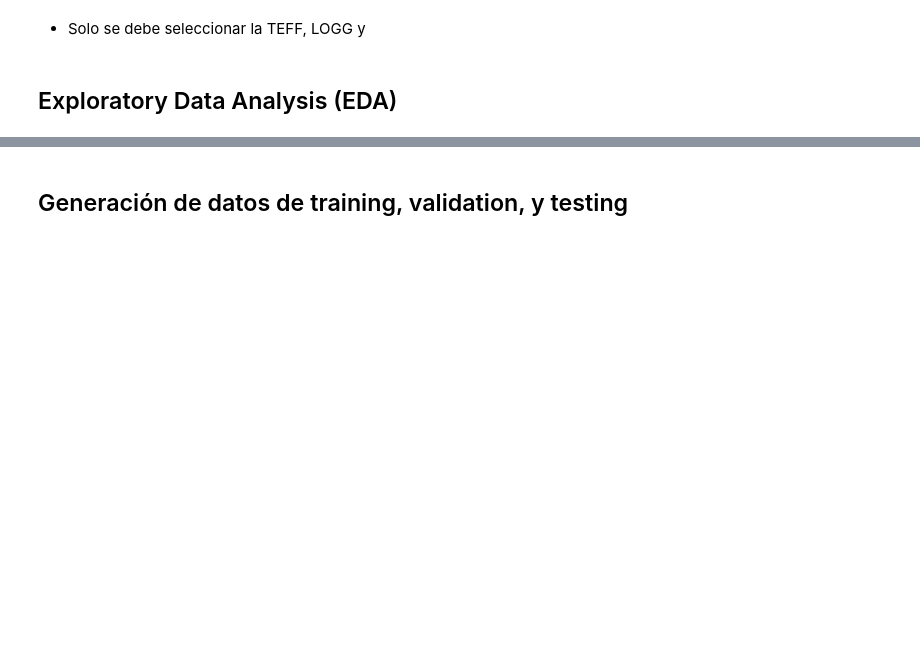
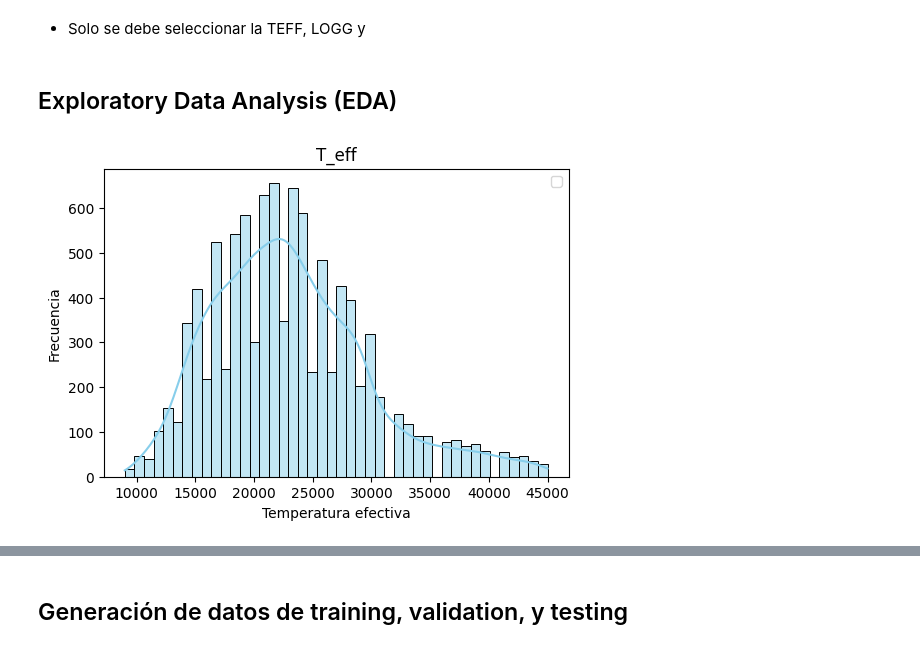
Before and after one commit to rpezoa/mlvalpo, a Jupyter notebook: proyecto_parametros_estelares.ipynb, the cells around one changed output, grey strips where cells are left out. Saved outputs shown, nothing was run; the diff lists cells and outputs as text; code cells hidden in the pictures; blank space fills up the shorter version.

```diff
--- a/proyecto_parametros_estelares.ipynb
+++ b/proyecto_parametros_estelares.ipynb
@@ -39,6 +39,8 @@ else:
         data = np.load(dir_path + "subset_vmic10.npy")
         y = np.load(dir_path + "y_subset_vmic10.npy")
         data_observed = np.load("/Users/rpezoa/experiment_data/data_fo/data/X_observed.npy")
+        data_observed_p = np.load("/Users/rpezoa/experiment_data/data_fo/data/X_observed_processed.npy")
+
 
     else:
         print("No se encontró el archivo local. Debes descargarlo manualmente.")
@@ -86,3 +88,18 @@ y.shape
 * Solo se debe seleccionar la TEFF, LOGG y
 # %% [markdown]
 ## Exploratory Data Analysis (EDA)
+# %%
+y.shape
+y_new = y[:, [0, 1, 7]]
+# %%
+import seaborn as sns
+
+plt.figure(figsize=(6, 4)) # Ajustar tamaño del gráfico
+sns.histplot(y_new[:,0], kde=True, color="skyblue")
+plt.legend() # Mostrar etiquetas de cada curva
+plt.title("T_eff")
+plt.xlabel("Temperatura efectiva")
+plt.ylabel("Frecuencia")
+plt.show()
+# %% [output]
+[figure, added]
```
Also changed, not shown: parts of 22 cells of this notebook.
